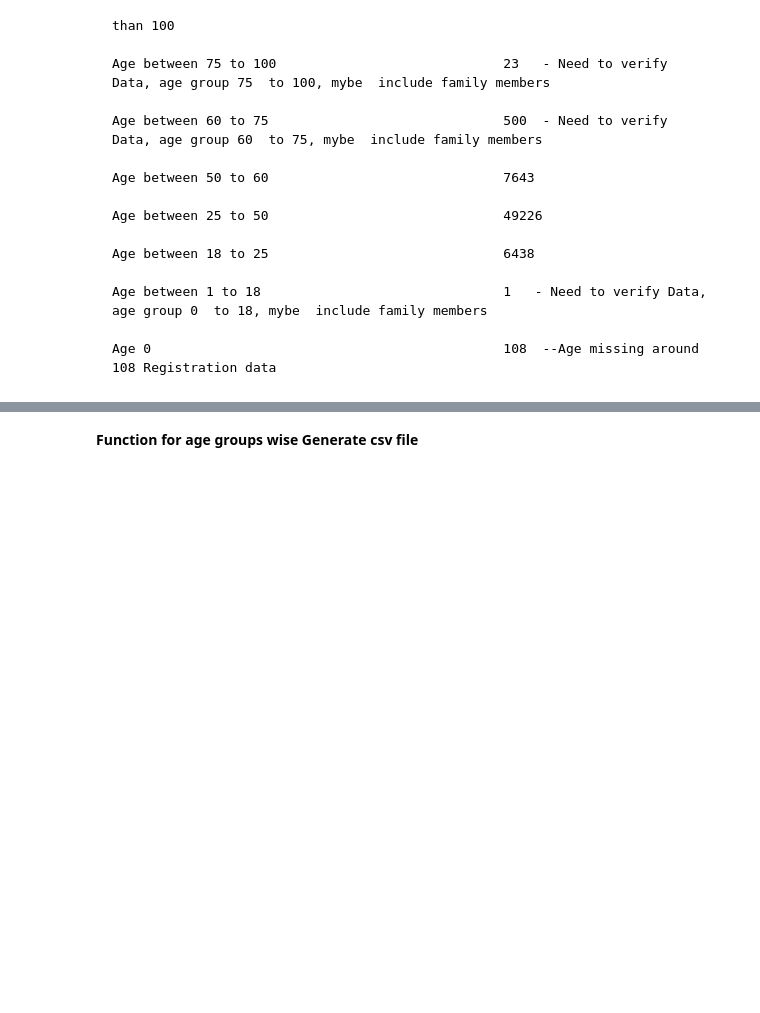
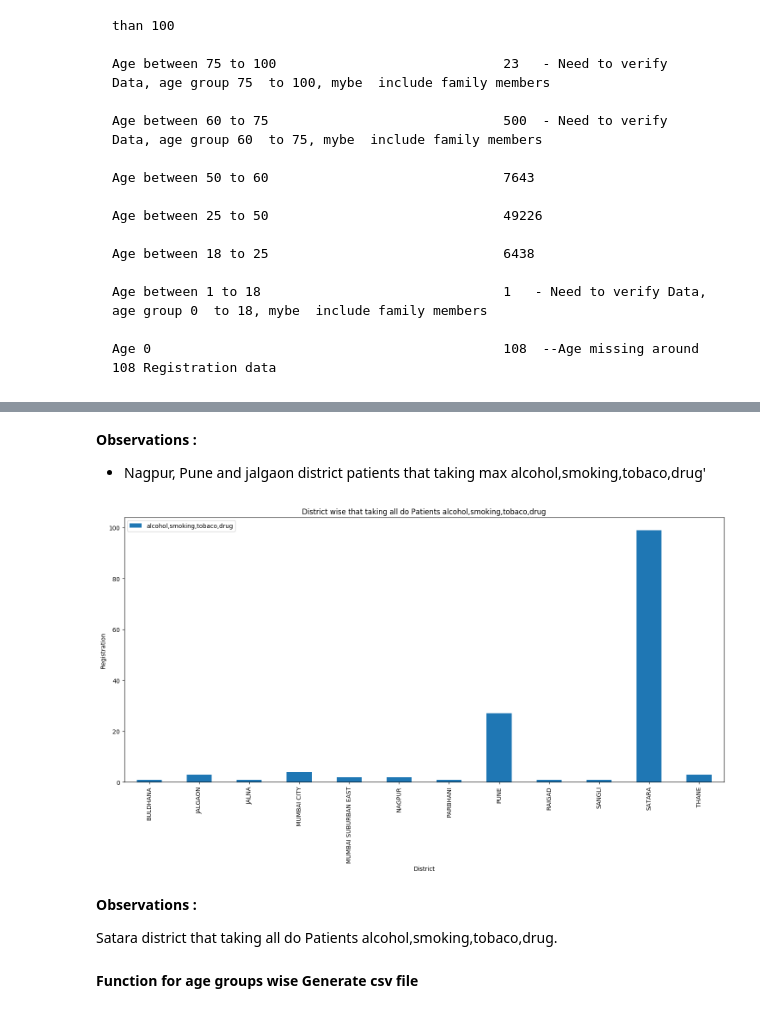
Before and after one commit to dharmendra-chouhan/s2datascience, a Jupyter notebook: Extracted_Construction_Worker_Patient_Details_Files.ipynb, the cells around one changed output, grey strips where cells are left out. Saved outputs shown, nothing was run; the diff lists cells and outputs as text; code cells hidden in the pictures; blank space fills up the shorter version.

```diff
--- a/Extracted_Construction_Worker_Patient_Details_Files.ipynb
+++ b/Extracted_Construction_Worker_Patient_Details_Files.ipynb
@@ -308,3 +443,30 @@ Age 0                                             108
+# %% [markdown]
+**Observations :**
+
+*   Nagpur, Pune and jalgaon district patients that taking max alcohol,smoking,tobaco,drug'
+# %%
+distwise_tot = df1.groupby(['distname']).agg({"regdid": pd.Series.nunique}).apply(list)
+distwise_tot = distwise_tot.reset_index()
+distwise_issmoking = df1[(df1['issmoking']=='Yes') & (df1['isalcohol']=='Yes')  & (df1['istobaco']=='Yes') & (df1['isdrug']=='Yes')].groupby(['issmoking','distname']).agg({"regdid": pd.Series.nunique}).apply(list)
+distwise_issmoking = distwise_issmoking.reset_index()
+distwise_issmoking.drop("issmoking", axis=1, inplace=True)
+
+distwise_issmoking.rename(columns={'regdid': 'alcohol,smoking,tobaco,drug'}, inplace=True)
+plt.rcParams['figure.figsize'] =[18,8]
+import pandas as pd
+import matplotlib.pyplot as plt
+ax = distwise_issmoking.plot.bar(x='distname', rot=0)
+plt.ylabel('Registration')
+plt.xlabel('District')
+plt.xticks(rotation=90)
+plt.title('District wise that taking all do Patients alcohol,smoking,tobaco,drug')
+plt.show()
+# %% [output]
+[figure, added]
+# %% [markdown]
+**Observations :**
+
+Satara district that taking all do Patients alcohol,smoking,tobaco,drug.
 # %% [markdown]
 **Function for age groups wise Generate csv file**
 # %%
```
Also changed, not shown: parts of 28 cells of this notebook.
